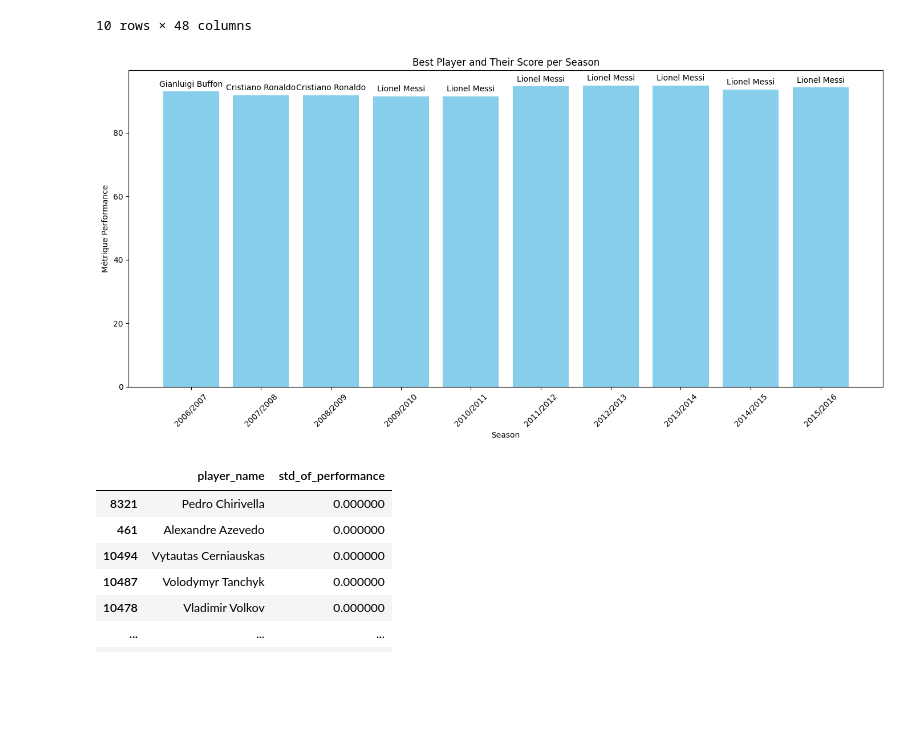
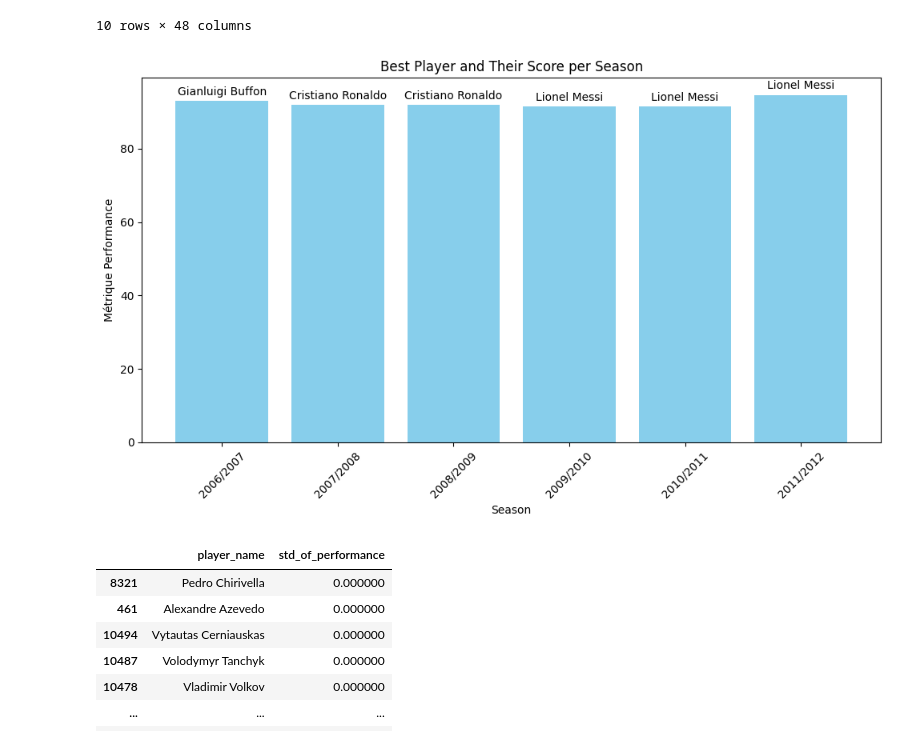
Before and after one commit to rahiqi-al/football-_clustering, a Jupyter notebook: general_vis.ipynb, the cells around one changed output. Saved outputs shown, nothing was run; the diff lists cells and outputs as text; code cells hidden in the pictures; blank space fills up the shorter version.

```diff
--- a/general_vis.ipynb
+++ b/general_vis.ipynb
@@ -77,24 +79,24 @@ df_player_plus_performants.head(15)
 # %%
 import matplotlib.pyplot as plt
 
-plt.figure(figsize=(14, 7))
-plt.bar(df_player_plus_performants['season'].astype(str), df_player_plus_performants['metrique_performance'], color='skyblue')
+plt.figure(figsize=(10, 6))
+plt.bar(df_player_plus_performants.head(6)['season'].astype(str), df_player_plus_performants.head(6)['metrique_performance'], color='skyblue')
 
 # Adding player names above the bars
-for _, row in df_player_plus_performants.iterrows():
+for _, row in df_player_plus_performants.head(6).iterrows():
     plt.text(row['season'], row['metrique_performance'] + 1, row['player_name'], ha='center', va='bottom')
 
 # Adding labels and title
 plt.xlabel('Season')
 plt.ylabel('Métrique Performance')
 plt.title('Best Player and Their Score per Season')
 plt.xticks(rotation=45)  # Rotate x-axis labels for better visibility
 
 # Show the plot
 plt.tight_layout()
 plt.show()
 # %% [output]
-[figure, old version]
+[figure, new version]
 # %%
 # we need to calculate the std to see if the performance stay steady or change a lot (the smaller the better)
 
```
Also changed, not shown: parts of 24 cells of this notebook.
